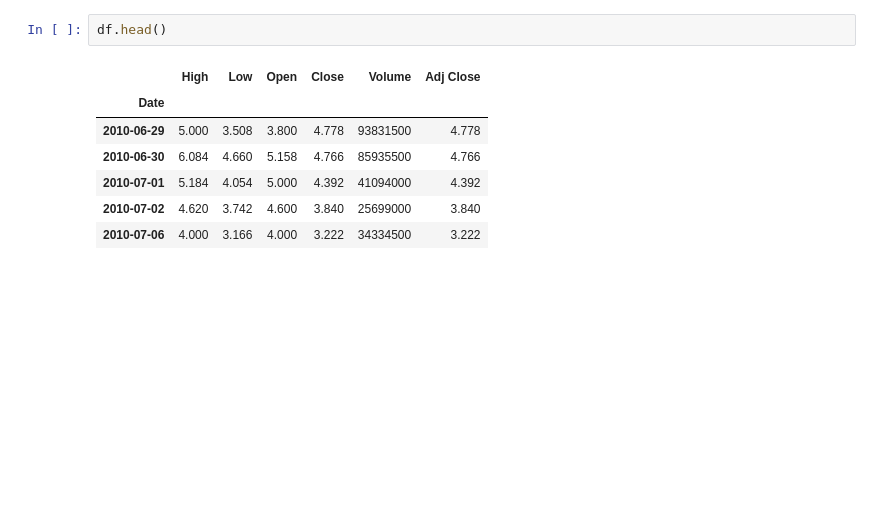
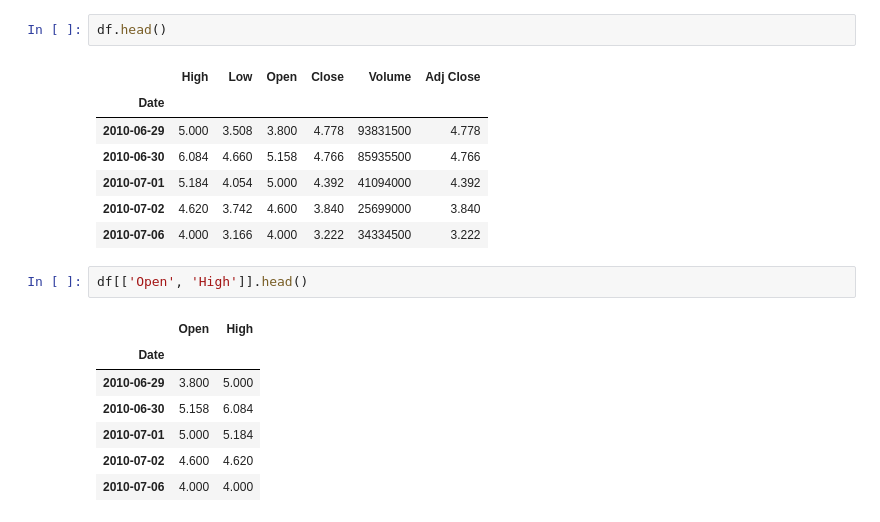
Before and after one commit to GanescuRobert/Finance-concepts-python, a Jupyter notebook: pp_finance.ipynb, the cells around one changed output. Saved outputs shown, nothing was run; the diff lists cells and outputs as text; blank space fills up the shorter version.

```diff
--- a/pp_finance.ipynb
+++ b/pp_finance.ipynb
@@ -23,3 +26,13 @@ df.head()
 | 2010-07-01 | 5.184 | 4.054 | 5.000 | 4.392 | 41094000 | 4.392 |
 | 2010-07-02 | 4.620 | 3.742 | 4.600 | 3.840 | 25699000 | 3.840 |
 | 2010-07-06 | 4.000 | 3.166 | 4.000 | 3.222 | 34334500 | 3.222 |
+# %%
+df[['Open', 'High']].head()
+# %% [output]
+|  | Open | High |
+| Date |  |  |
+| 2010-06-29 | 3.800 | 5.000 |
+| 2010-06-30 | 5.158 | 6.084 |
+| 2010-07-01 | 5.000 | 5.184 |
+| 2010-07-02 | 4.600 | 4.620 |
+| 2010-07-06 | 4.000 | 4.000 |
```
Also changed, not shown: parts of 4 cells of this notebook, 1 other file.
